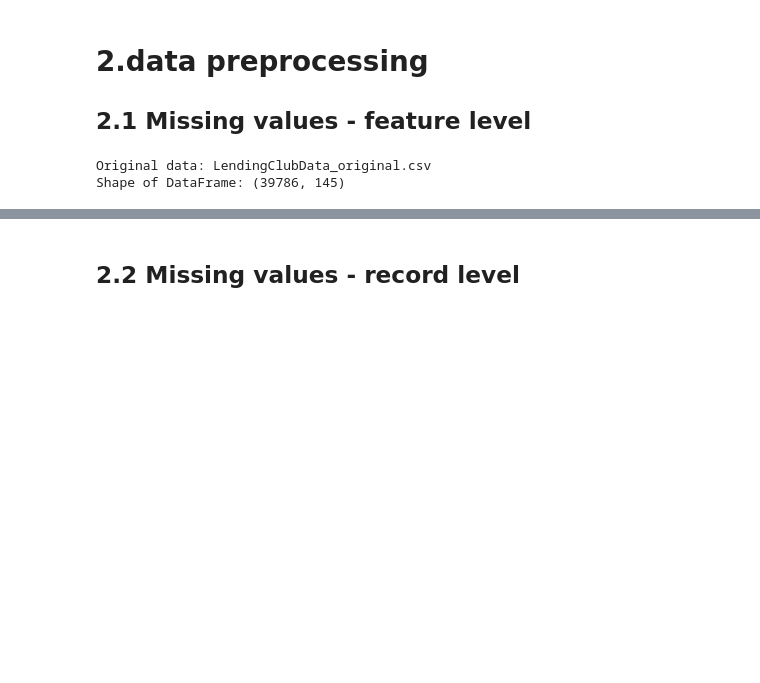
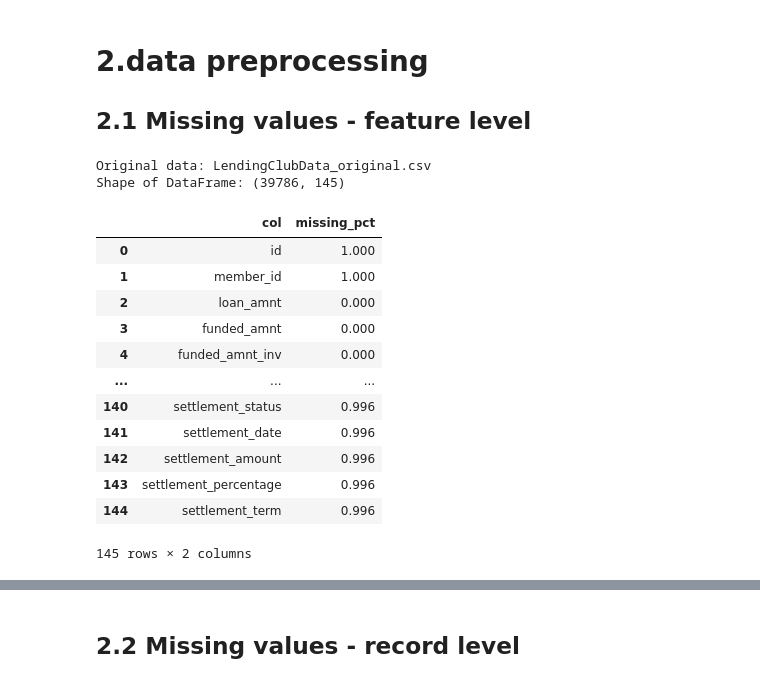
Before and after one commit to heyifuwhu/Lending_Club, a Jupyter notebook: Data_Processing.ipynb, the cells around one changed output, grey strips where cells are left out. Saved outputs shown, nothing was run; the diff lists cells and outputs as text; code cells hidden in the pictures; blank space fills up the shorter version.

```diff
--- a/Data_Processing.ipynb
+++ b/Data_Processing.ipynb
@@ -84,6 +38,23 @@ print(f"Shape of DataFrame: {data.shape}")
 # %% [output]
 Original data: LendingClubData_original.csv
 Shape of DataFrame: (39786, 145)
+# %%
+missing = data.isnull().sum()/data.shape[0]
+missing.reset_index().rename(columns={'index':'col',0 :'missing_pct'})
+# %% [output]
+|  | col | missing_pct |
+| 0 | id | 1.000 |
+| 1 | member_id | 1.000 |
+| 2 | loan_amnt | 0.000 |
+| 3 | funded_amnt | 0.000 |
+| 4 | funded_amnt_inv | 0.000 |
+| ... | ... | ... |
+| 140 | settlement_status | 0.996 |
+| 141 | settlement_date | 0.996 |
+| 142 | settlement_amount | 0.996 |
+| 143 | settlement_percentage | 0.996 |
+| 144 | settlement_term | 0.996 |
+145 rows × 2 columns
 # %%
 # calculate missing rate of variables
 def cal_missing(df):
```
Also changed, not shown: parts of 107 cells of this notebook, 4 other files.
